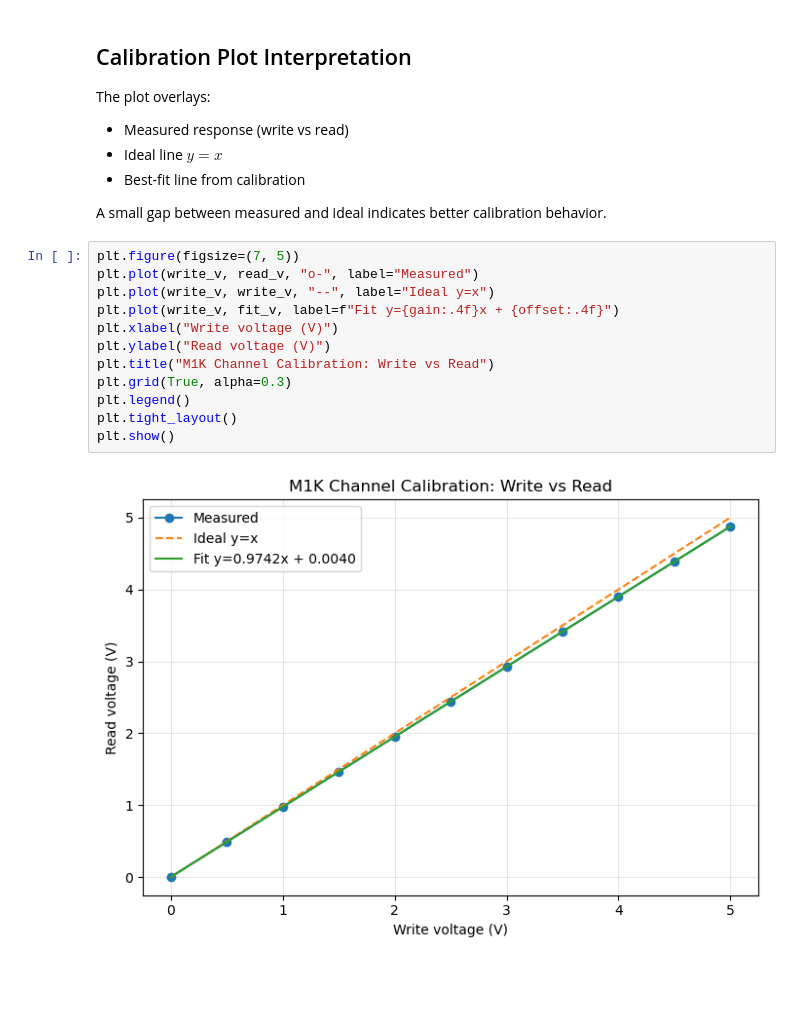
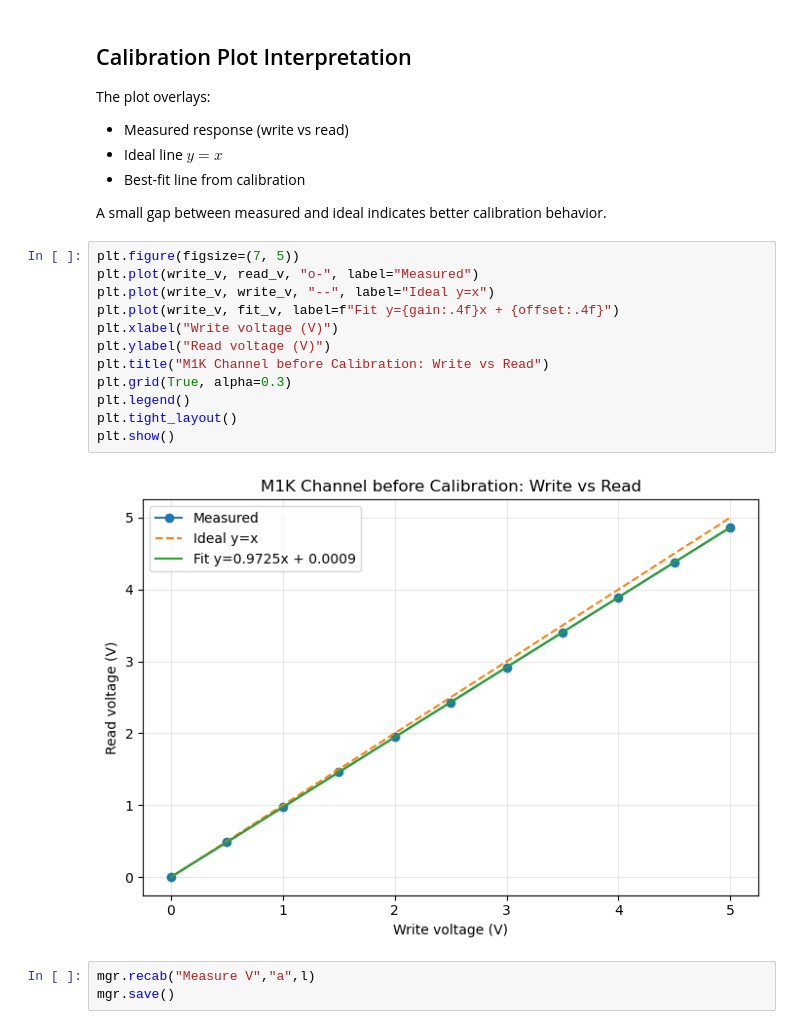
Before and after one commit to AshwinPrasanthHariharan/m1k_ss, a Jupyter notebook: smu_control.ipynb, the cells around one changed output. Saved outputs shown, nothing was run; the diff lists cells and outputs as text; blank space fills up the shorter version.

```diff
--- a/smu_control.ipynb
+++ b/smu_control.ipynb
@@ -110,14 +118,17 @@ A small gap between measured and ideal indicates better calibration behavior.
 # %%
 plt.figure(figsize=(7, 5))
 plt.plot(write_v, read_v, "o-", label="Measured")
 plt.plot(write_v, write_v, "--", label="Ideal y=x")
 plt.plot(write_v, fit_v, label=f"Fit y={gain:.4f}x + {offset:.4f}")
 plt.xlabel("Write voltage (V)")
 plt.ylabel("Read voltage (V)")
-plt.title("M1K Channel Calibration: Write vs Read")
+plt.title("M1K Channel before Calibration: Write vs Read")
 plt.grid(True, alpha=0.3)
 plt.legend()
 plt.tight_layout()
 plt.show()
 # %% [output]
-[figure, old version]
+[figure, new version]
+# %%
+mgr.recab("Measure V","a",l)
+mgr.save()
```
Also changed, not shown: parts of 9 cells of this notebook, 6 other files.
